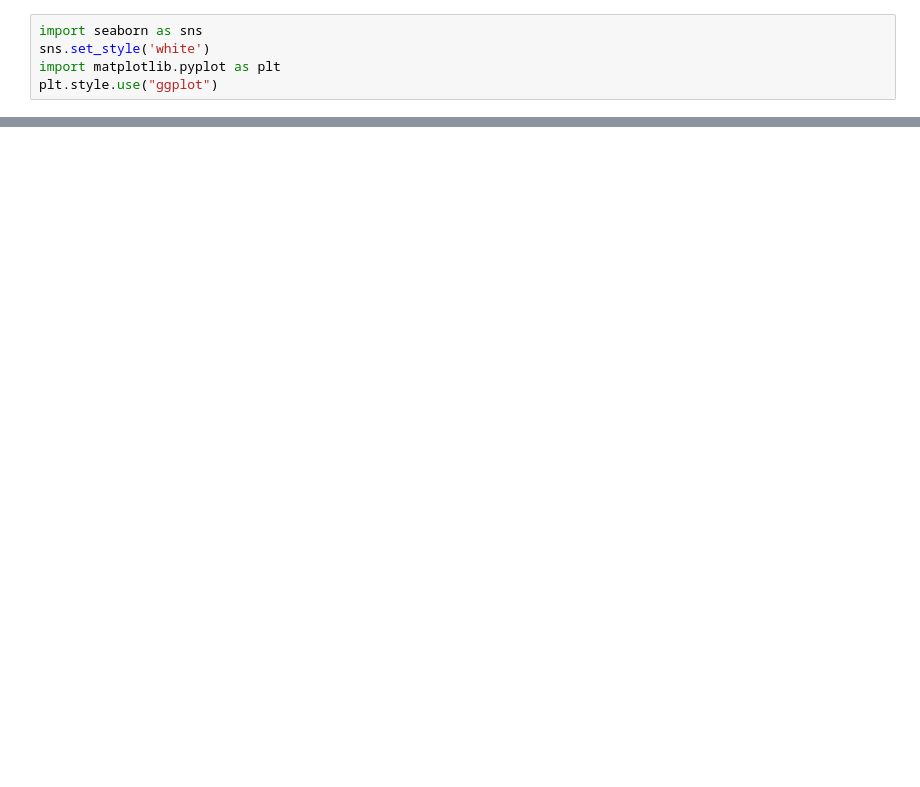
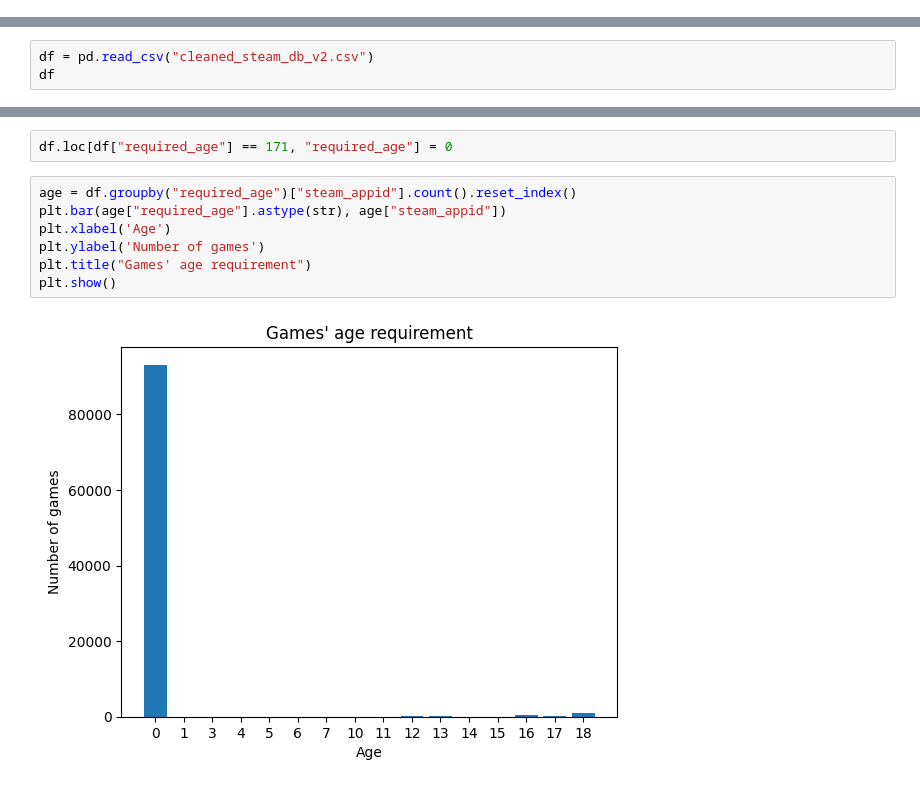
Before and after one commit to lephu13502/Steam-DB-Analysis, a Jupyter notebook: Making_questions.ipynb, the cells around one changed output, grey strips where cells are left out. Cells and saved outputs as stored; diff of their text form; blank space fills up the shorter version.

```diff
--- a/Making_questions.ipynb
+++ b/Making_questions.ipynb
@@ -648,5 +0,0 @@ Test Error Multilayer Perceptron 3 hidden layers(20, 10, 5) gd: 0.00936053766131
-# %%
-import seaborn as sns
-sns.set_style('white')
-import matplotlib.pyplot as plt
-plt.style.use("ggplot")
@@ -715,0 +26,3 @@ Passing `palette` without assigning `hue` is deprecated and will be removed in v
+# %%
+df = pd.read_csv("cleaned_steam_db_v2.csv")
+df
@@ -715,0 +125,11 @@ Passing `palette` without assigning `hue` is deprecated and will be removed in v
+# %%
+df.loc[df["required_age"] == 171, "required_age"] = 0
+# %%
+age = df.groupby("required_age")["steam_appid"].count().reset_index()
+plt.bar(age["required_age"].astype(str), age["steam_appid"])
+plt.xlabel('Age')
+plt.ylabel('Number of games')
+plt.title("Games' age requirement")
+plt.show()
+# %% [output]
+[figure, added]
```
Also changed, not shown: parts of 103 cells of this notebook.
